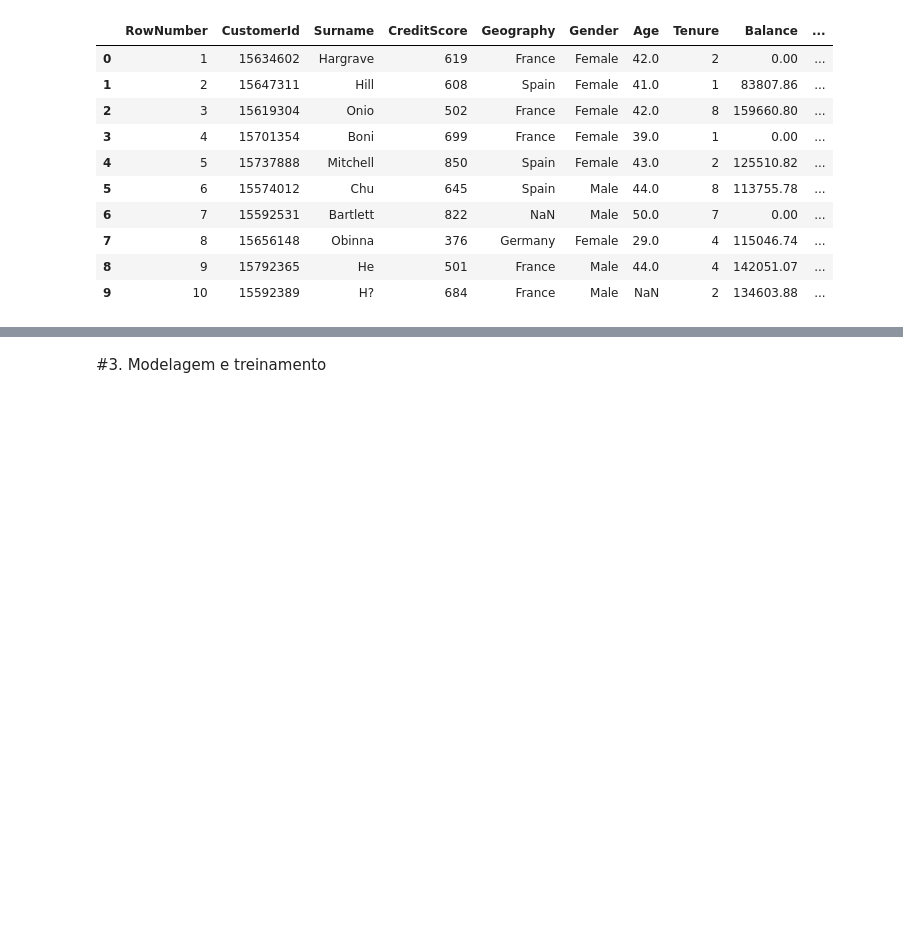
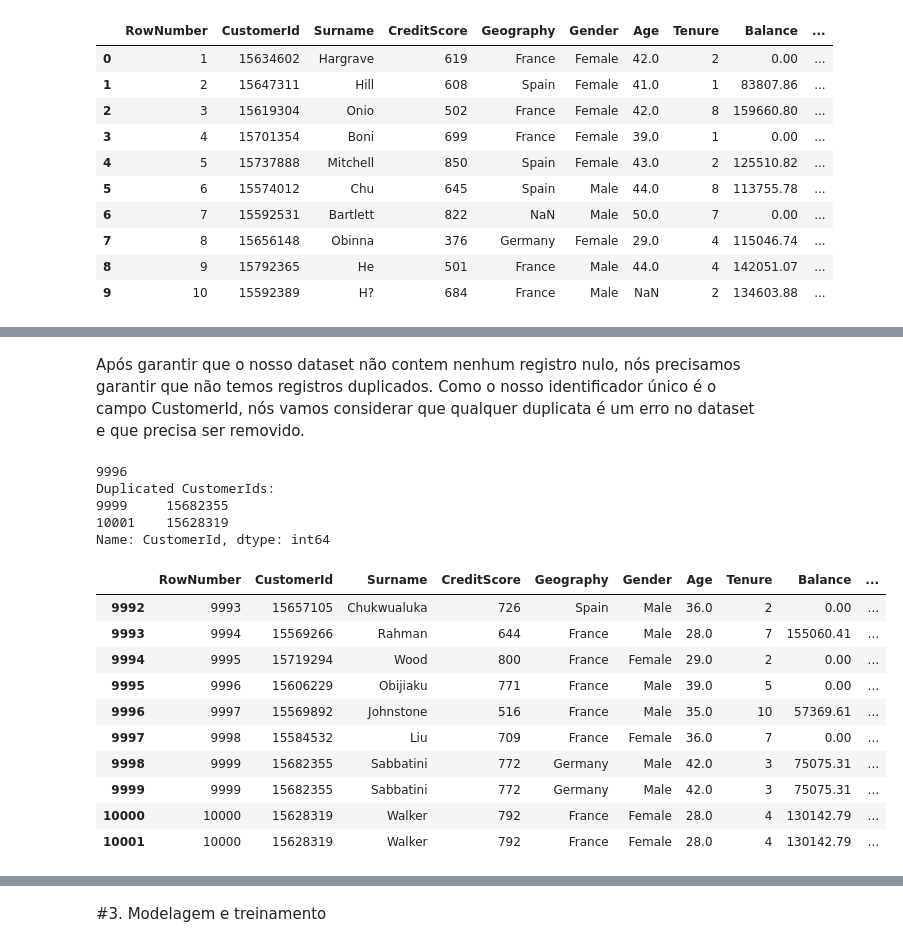
Before and after one commit to TomasValadao/MachineLearning-PUC-Rio, a Jupyter notebook: machine_learning_mvp.ipynb, the cells around one changed output, grey strips where cells are left out. Drawn from its saved outputs; the diff is of its cells as text; code cells hidden in the pictures; blank space fills up the shorter version.

```diff
--- a/machine_learning_mvp.ipynb
+++ b/machine_learning_mvp.ipynb
@@ -61,0 +124,5 @@ df_churn.head(10)
+# %%
+# Remove as colunas que foram identificadas com valores nulos
+df_churned_cleaned = df_churn.dropna(subset=['Geography', 'Age', 'HasCrCard', 'IsActiveMember'])
+print(df_churned_cleaned.isnull().any())
+print(df_churned_cleaned.shape)
@@ -61,0 +146,30 @@ df_churn.head(10)
+# %% [markdown]
+Após garantir que o nosso dataset não contem nenhum registro nulo, nós precisamos garantir que não temos registros duplicados. Como o nosso identificador único é o campo CustomerId, nós vamos considerar que qualquer duplicata é um erro no dataset e que precisa ser removido.
+# %%
+# Número de registros únicos
+print(df_churned_cleaned['CustomerId'].nunique())
+
+# Identificação dos clientes duplicados
+duplicated_values = df_churned_cleaned['CustomerId'][df_churned_cleaned['CustomerId'].duplicated()]
+print("Duplicated CustomerIds:")
+print(duplicated_values)
+
+# Podemos ver que os identificadores 15682355 e 15628319 estão duplicados. Logo, nós vamos optar pelo primeiro registro encontrado e remover os registros duplicados.
+df_churned_cleaned.tail(10)
+# %% [output]
+9996
+Duplicated CustomerIds:
+9999     15682355
+10001    15628319
+Name: CustomerId, dtype: int64
+|  | RowNumber | CustomerId | Surname | CreditScore | Geography | Gender | Age | Tenure | Balance | ... |
+| 9992 | 9993 | 15657105 | Chukwualuka | 726 | Spain | Male | 36.0 | 2 | 0.00 | ... |
+| 9993 | 9994 | 15569266 | Rahman | 644 | France | Male | 28.0 | 7 | 155060.41 | ... |
+| 9994 | 9995 | 15719294 | Wood | 800 | France | Female | 29.0 | 2 | 0.00 | ... |
+| 9995 | 9996 | 15606229 | Obijiaku | 771 | France | Male | 39.0 | 5 | 0.00 | ... |
+| 9996 | 9997 | 15569892 | Johnstone | 516 | France | Male | 35.0 | 10 | 57369.61 | ... |
+| 9997 | 9998 | 15584532 | Liu | 709 | France | Female | 36.0 | 7 | 0.00 | ... |
+| 9998 | 9999 | 15682355 | Sabbatini | 772 | Germany | Male | 42.0 | 3 | 75075.31 | ... |
+| 9999 | 9999 | 15682355 | Sabbatini | 772 | Germany | Male | 42.0 | 3 | 75075.31 | ... |
+| 10000 | 10000 | 15628319 | Walker | 792 | France | Female | 28.0 | 4 | 130142.79 | ... |
+| 10001 | 10000 | 15628319 | Walker | 792 | France | Female | 28.0 | 4 | 130142.79 | ... |
```
Also changed, not shown: parts of 14 cells of this notebook.
